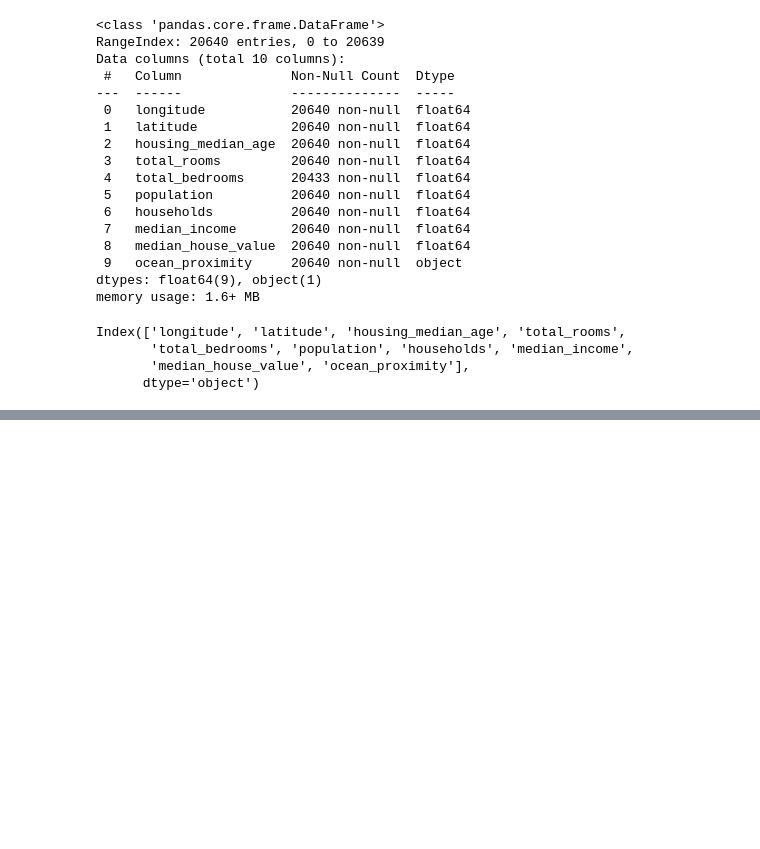
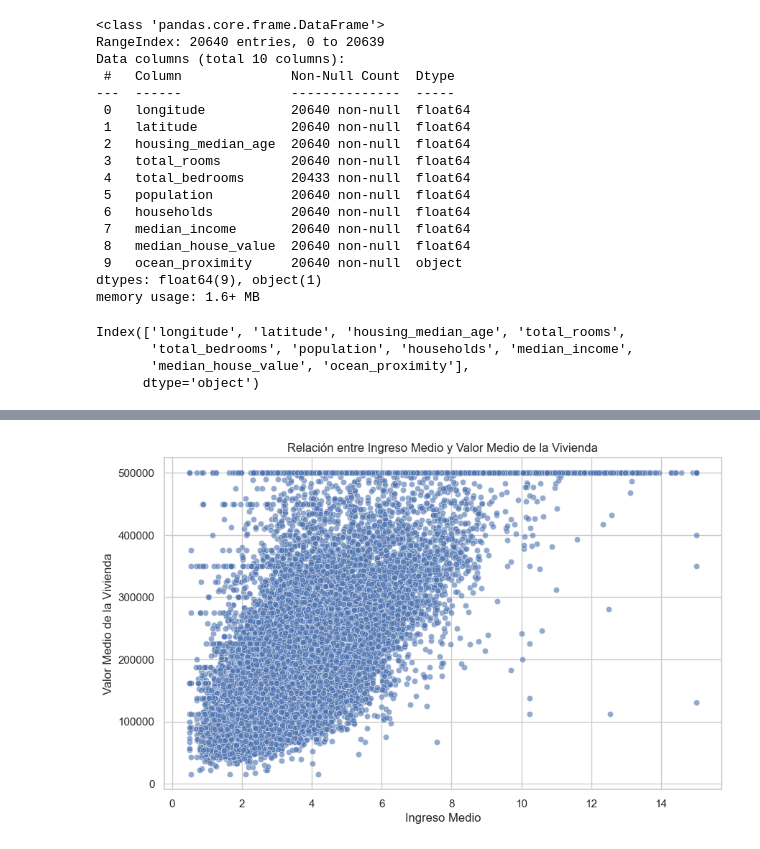
Before and after one commit to SergioChalela/Predicciones-Aguacates, a Jupyter notebook: EDA/Analisis de datos-1.ipynb, the cells around one changed output, grey strips where cells are left out. Cells and saved outputs as stored; diff of their text form; code cells hidden in the pictures; blank space fills up the shorter version.

```diff
--- a/EDA/Analisis de datos-1.ipynb
+++ b/EDA/Analisis de datos-1.ipynb
@@ -39,0 +73,9 @@ Index(['longitude', 'latitude', 'housing_median_age', 'total_rooms',
+# %%
+plt.figure(figsize=(10, 6))
+sns.scatterplot(x='median_income', y='median_house_value', data=df, alpha=0.6)
+plt.title('Relación entre Ingreso Medio y Valor Medio de la Vivienda')
+plt.xlabel('Ingreso Medio')
+plt.ylabel('Valor Medio de la Vivienda')
+plt.show()
+# %% [output]
+[figure, added]
```
Also changed, not shown: parts of 16 cells of this notebook.
